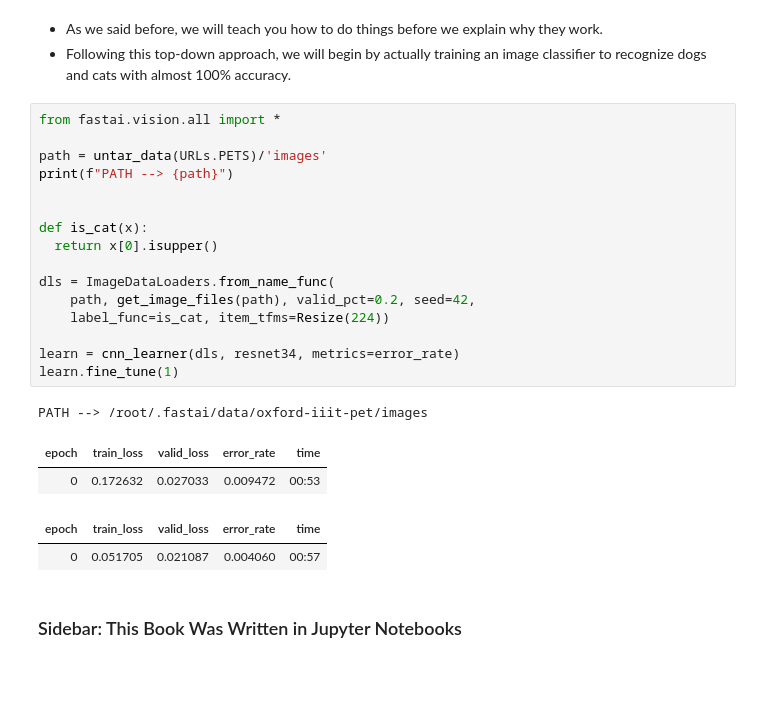
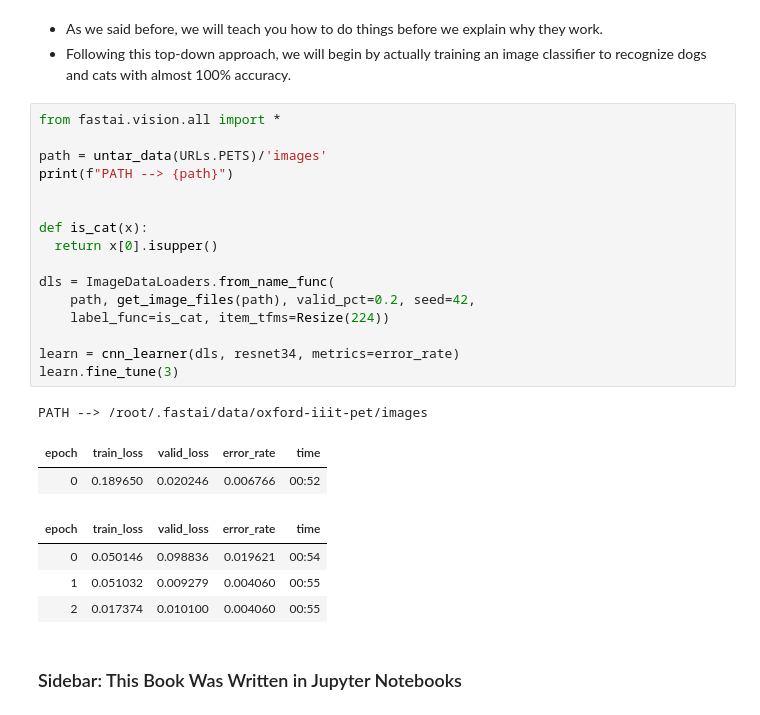
Before and after one commit to minai2020/fastai-learning, a Jupyter notebook: 01_intro_with_modifications.ipynb, the cells around one changed output. Cells and saved outputs as stored; diff of their text form; blank space fills up the shorter version.

```diff
--- a/01_intro_with_modifications.ipynb
+++ b/01_intro_with_modifications.ipynb
@@ -19,25 +19,27 @@ they work.
 # %%
 from fastai.vision.all import *
 
 path = untar_data(URLs.PETS)/'images'
 print(f"PATH --> {path}")
 
 
 def is_cat(x):
   return x[0].isupper()
 
 dls = ImageDataLoaders.from_name_func(
     path, get_image_files(path), valid_pct=0.2, seed=42,
     label_func=is_cat, item_tfms=Resize(224))
 
 learn = cnn_learner(dls, resnet34, metrics=error_rate)
-learn.fine_tune(1)
+learn.fine_tune(3)
 # %% [output]
 PATH --> /root/.fastai/data/oxford-iiit-pet/images
 | epoch | train_loss | valid_loss | error_rate | time |
-| 0 | 0.172632 | 0.027033 | 0.009472 | 00:53 |
+| 0 | 0.189650 | 0.020246 | 0.006766 | 00:52 |
 | epoch | train_loss | valid_loss | error_rate | time |
-| 0 | 0.051705 | 0.021087 | 0.004060 | 00:57 |
+| 0 | 0.050146 | 0.098836 | 0.019621 | 00:54 |
+| 1 | 0.051032 | 0.009279 | 0.004060 | 00:55 |
+| 2 | 0.017374 | 0.010100 | 0.004060 | 00:55 |
 # %% [markdown]
 ### Sidebar: This Book Was Written in Jupyter Notebooks
 # %% [markdown]
```
